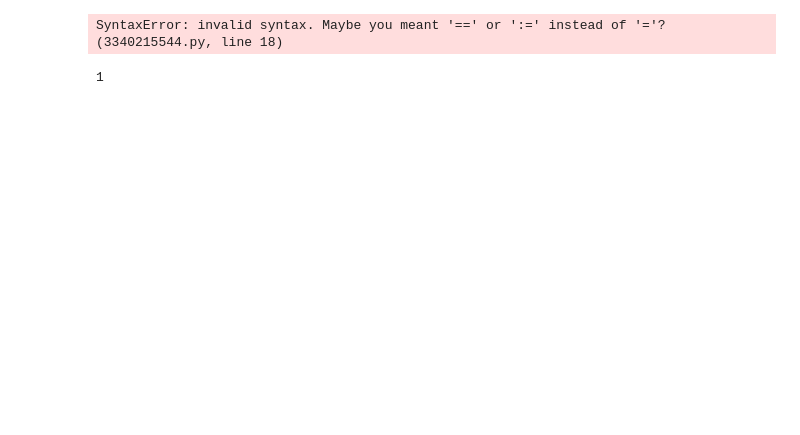
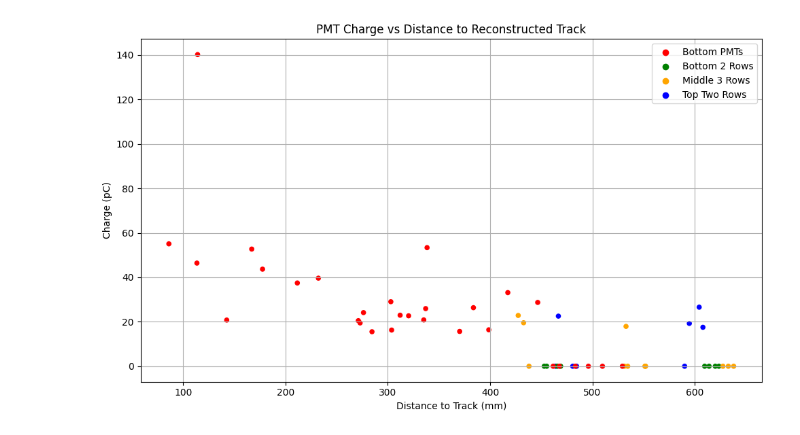
Before and after one commit to dcolson2026/BNL_WbLS, a Jupyter notebook: psu_ipynbs/per_sensor_detector_plot.ipynb, the cells around one changed output. Drawn from its saved outputs; the diff is of its cells as text; code cells hidden in the pictures; blank space fills up the shorter version.

```diff
--- a/psu_ipynbs/per_sensor_detector_plot.ipynb
+++ b/psu_ipynbs/per_sensor_detector_plot.ipynb
@@ -122,29 +275,7 @@ plt.show()
-# %%
-import pickle
-def load_data(fname):
-    with open(fname, "rb") as f:
-        data = pickle.load(f)
-    return data
-
-fileee = "/storage/group/dfc13/default/dcolson/BNL/data/infile_data4/recos/elosstank_digit_edge_per/elosstank_digit_edge_per_reco_91.pkl"
-data = load_data(fileee)
-
-def calc_radius(x, y):
-    """Simple stuff"""
-    return (x**2 + y**2)**0.5
-
-def get_delta_radius(data, entry_or_exit: str) -> list[float]:
-    delta_radius_list = []
-    num_events = len(data)
-    for i in range(num_events):
-        if entry_or_exit = "entry":
-            reco_x = data[i]["reco"][0]
-            reco_y = data[i]["reco"][1]
-            true_x = data[i]["truth"][0]
-            true_y = data[i]["truth"][1]
-# %% [output]
-SyntaxError: invalid syntax. Maybe you meant '==' or ':=' instead of '='? (3340215544.py, line 18)
-# %%
-print(1)
-# %% [output]
-1
+# %%
+reco_entry = (entry_x, entry_y, entry_z)
+reco_exit = (exit_x, exit_y, exit_z)
+pmt_data = reco_events[event_no]["total_charge"]
+plot_charge_vs_distance_to_track(reco_entry, reco_exit, pmt_data)
+# %% [output]
+[figure, added]
```
Also changed, not shown: parts of 6 cells of this notebook, 2 other files.
